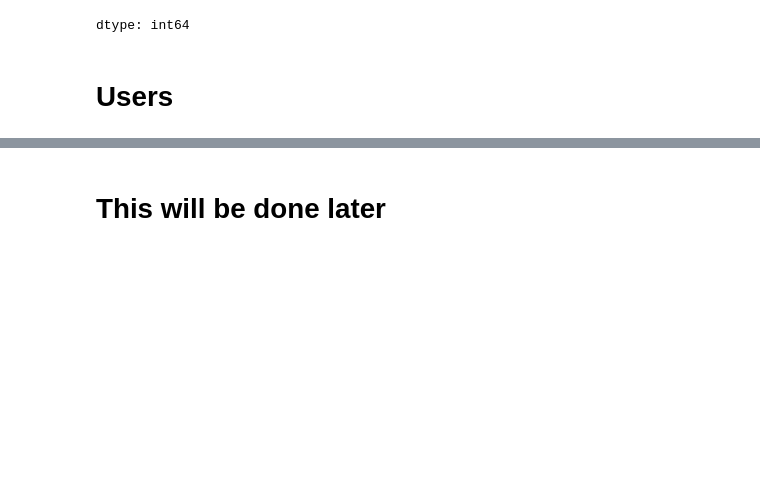
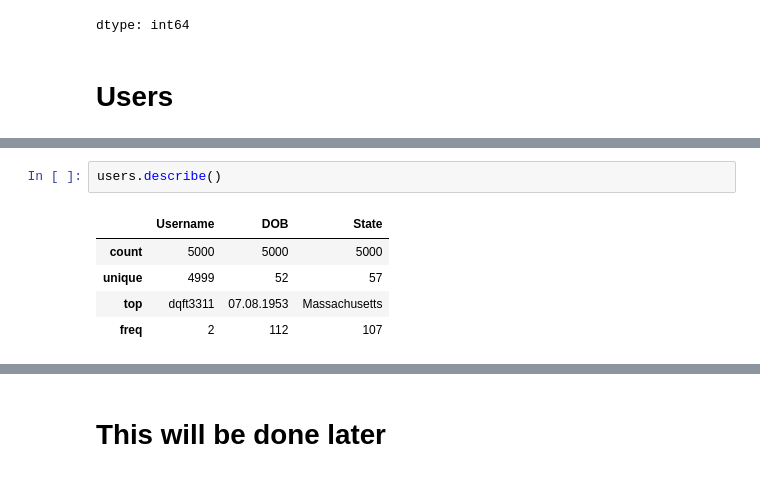
Before and after one commit to RedeemerNtumy/JCPennyConsultancyProject, a Jupyter notebook: 3549063_BD2.ipynb, the cells around one changed output, grey strips where cells are left out. Saved outputs shown, nothing was run; the diff lists cells and outputs as text; blank space fills up the shorter version.

```diff
--- a/3549063_BD2.ipynb
+++ b/3549063_BD2.ipynb
@@ -220,0 +230,8 @@ users = pd.read_csv("users.csv")
+# %%
+users.describe()
+# %% [output]
+|  | Username | DOB | State |
+| count | 5000 | 5000 | 5000 |
+| unique | 4999 | 52 | 57 |
+| top | dqft3311 | 07.08.1953 | Massachusetts |
+| freq | 2 | 112 | 107 |
```
Also changed, not shown: parts of 12 cells of this notebook.
